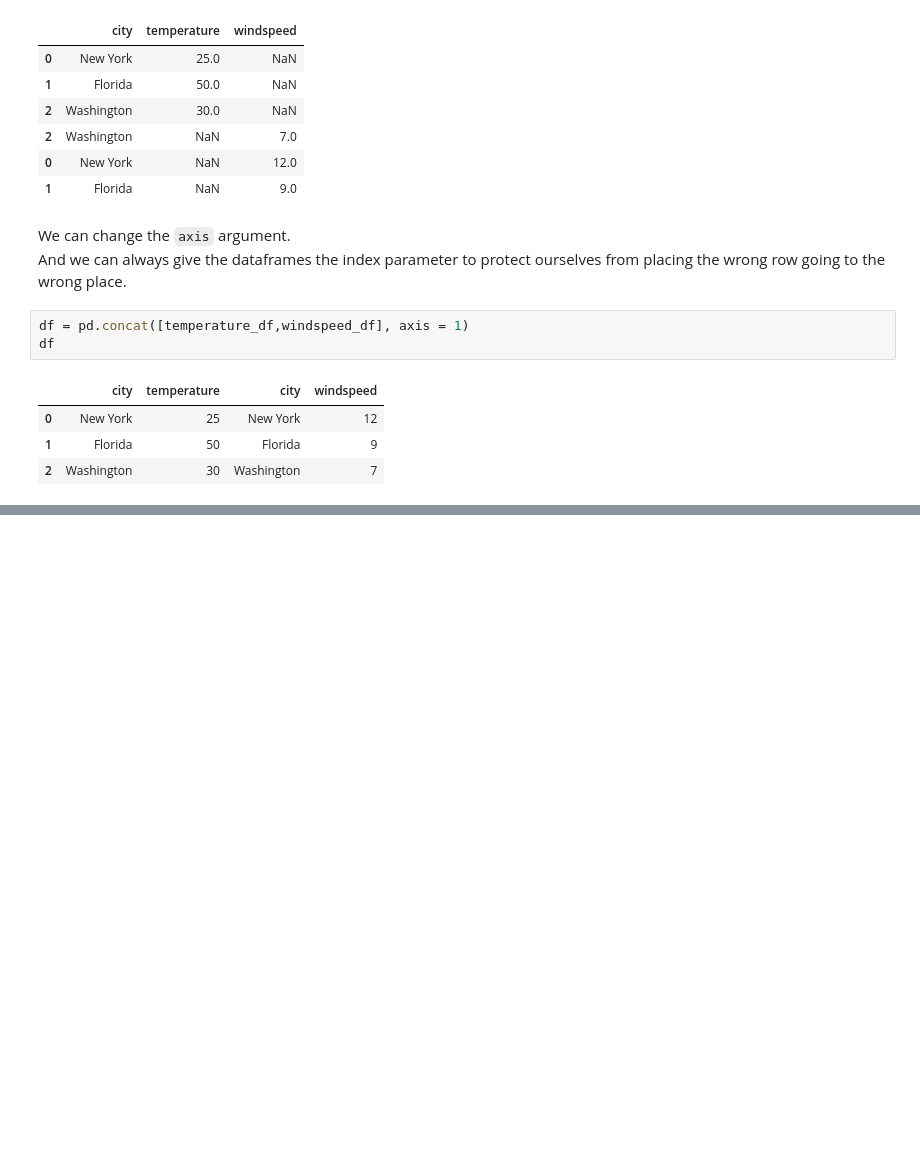
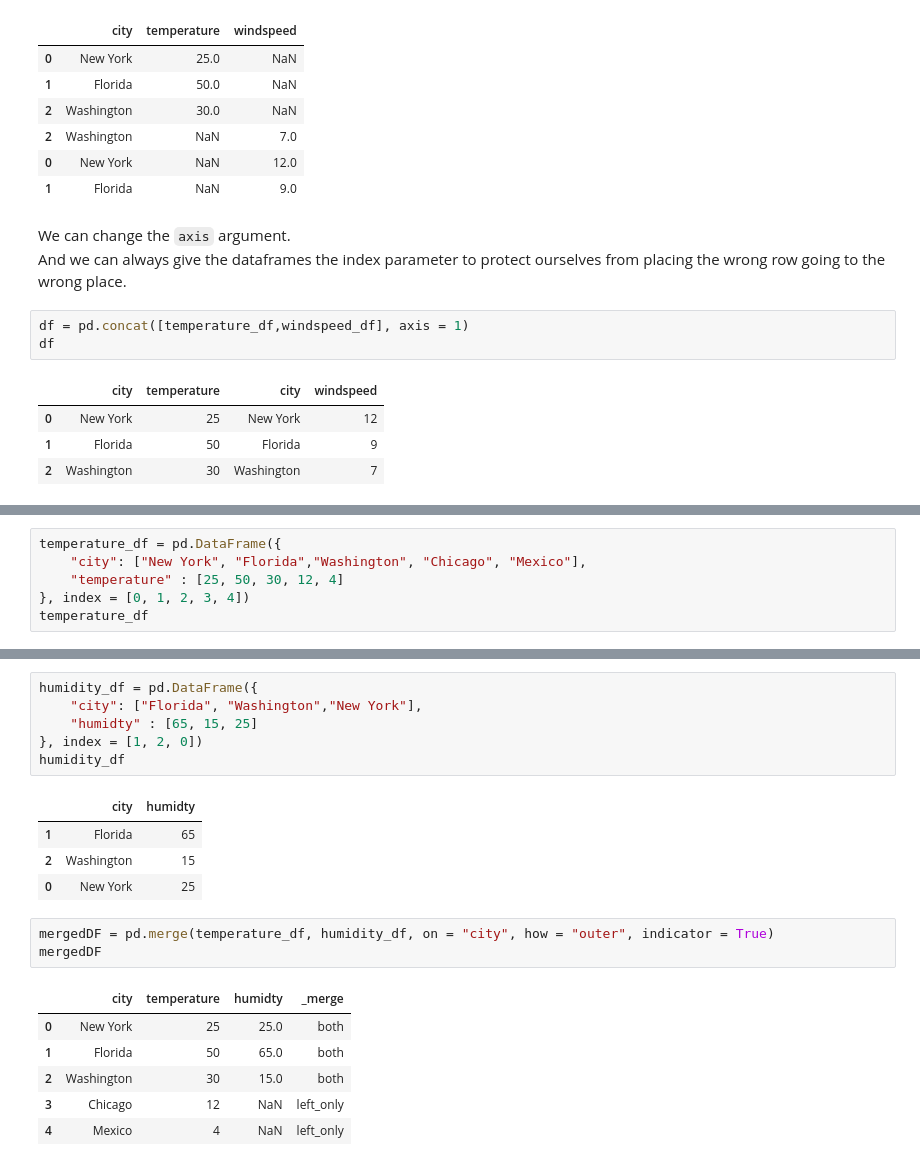
Before and after one commit to justhasanuknow/Python-Projects, a Jupyter notebook: Notebooks/pandas tutorial/Pandas Notebook - 4 Grouping.ipynb, the cells around one changed output, grey strips where cells are left out. Cells and saved outputs as stored; diff of their text form; blank space fills up the shorter version.

```diff
--- a/Notebooks/pandas tutorial/Pandas Notebook - 4 Grouping.ipynb
+++ b/Notebooks/pandas tutorial/Pandas Notebook - 4 Grouping.ipynb
@@ -209,0 +230,6 @@ df
+# %%
+temperature_df = pd.DataFrame({
+    "city": ["New York", "Florida","Washington", "Chicago", "Mexico"],
+    "temperature" : [25, 50, 30, 12, 4]
+}, index = [0, 1, 2, 3, 4])
+temperature_df
@@ -209,0 +243,21 @@ df
+# %%
+humidity_df = pd.DataFrame({
+    "city": ["Florida", "Washington","New York"],
+    "humidty" : [65, 15, 25]
+}, index = [1, 2, 0])
+humidity_df
+# %% [output]
+|  | city | humidty |
+| 1 | Florida | 65 |
+| 2 | Washington | 15 |
+| 0 | New York | 25 |
+# %%
+mergedDF = pd.merge(temperature_df, humidity_df, on = "city", how = "outer", indicator = True)
+mergedDF
+# %% [output]
+|  | city | temperature | humidty | _merge |
+| 0 | New York | 25 | 25.0 | both |
+| 1 | Florida | 50 | 65.0 | both |
+| 2 | Washington | 30 | 15.0 | both |
+| 3 | Chicago | 12 | NaN | left_only |
+| 4 | Mexico | 4 | NaN | left_only |
```
Also changed, not shown: parts of 7 cells of this notebook.
